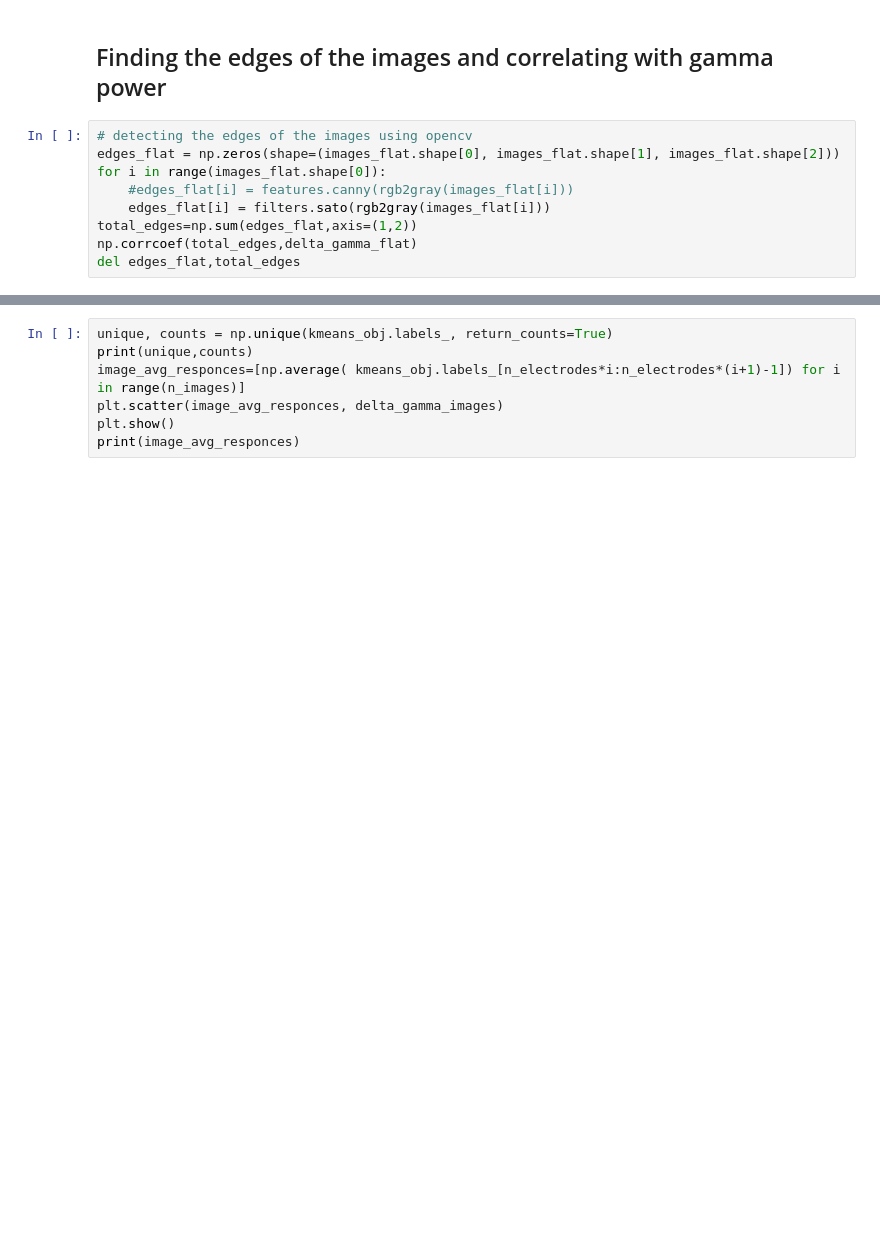
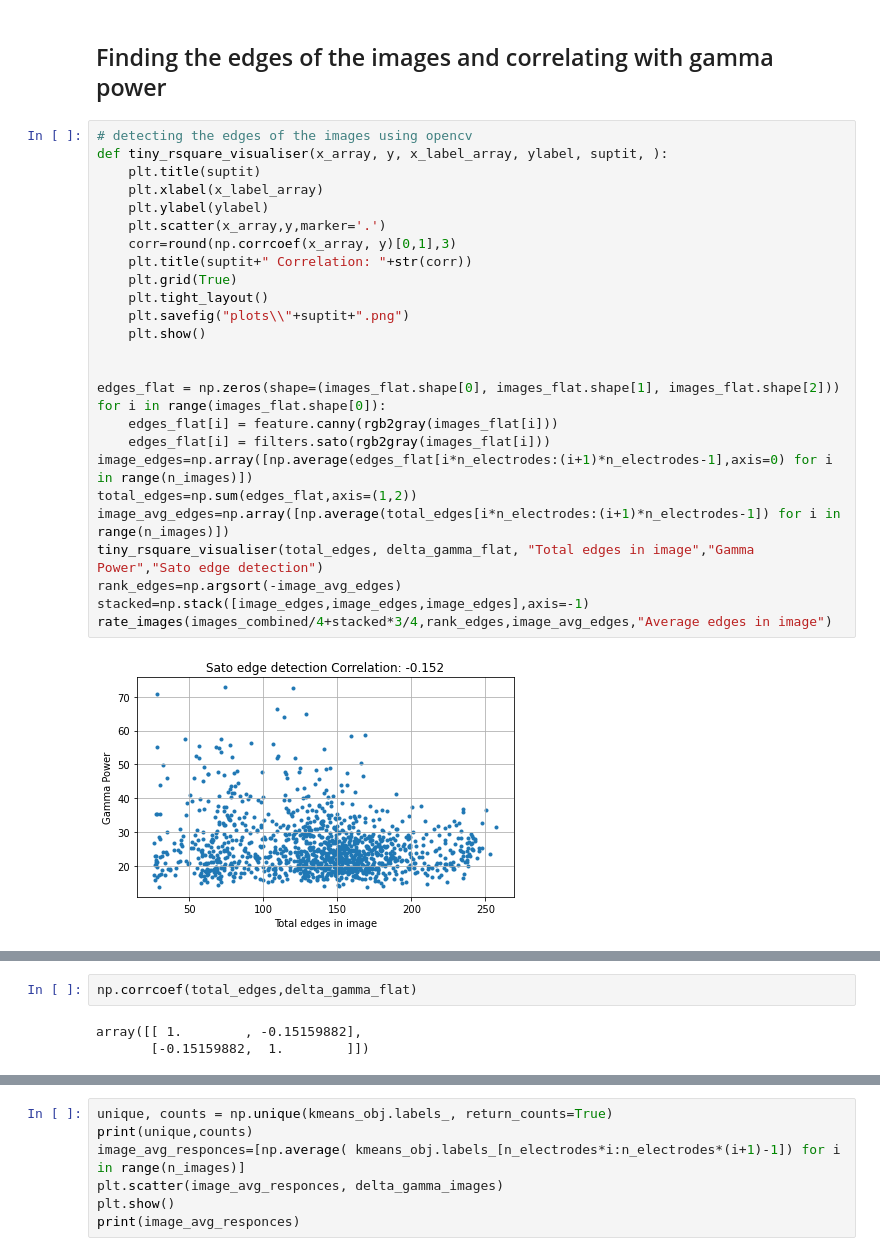
Before and after one commit to Sudhanshu-Sb2002/natural_images_summer_project, a Jupyter notebook: Python_code_Project/visualise.ipynb, the cells around one changed output, grey strips where cells are left out. Cells and saved outputs as stored; diff of their text form; blank space fills up the shorter version.

```diff
--- a/Python_code_Project/visualise.ipynb
+++ b/Python_code_Project/visualise.ipynb
@@ -149,10 +150,29 @@ del RGB_std,R_std,G_std,B_std
 ## Finding the edges of the images and correlating with gamma power
 # %%
 # detecting the edges of the images using opencv
+def tiny_rsquare_visualiser(x_array, y, x_label_array, ylabel, suptit, ):
+    plt.title(suptit)
+    plt.xlabel(x_label_array)
+    plt.ylabel(ylabel)
+    plt.scatter(x_array,y,marker='.')
+    corr=round(np.corrcoef(x_array, y)[0,1],3)
+    plt.title(suptit+" Correlation: "+str(corr))
+    plt.grid(True)
+    plt.tight_layout()
+    plt.savefig("plots\\"+suptit+".png")
+    plt.show()
+
+
 edges_flat = np.zeros(shape=(images_flat.shape[0], images_flat.shape[1], images_flat.shape[2]))
 for i in range(images_flat.shape[0]):
-    #edges_flat[i] = features.canny(rgb2gray(images_flat[i]))
+    edges_flat[i] = feature.canny(rgb2gray(images_flat[i]))
     edges_flat[i] = filters.sato(rgb2gray(images_flat[i]))
+image_edges=np.array([np.average(edges_flat[i*n_electrodes:(i+1)*n_electrodes-1],axis=0) for i in range(n_images)])
 total_edges=np.sum(edges_flat,axis=(1,2))
-np.corrcoef(total_edges,delta_gamma_flat)
-del edges_flat,total_edges
+image_avg_edges=np.array([np.average(total_edges[i*n_electrodes:(i+1)*n_electrodes-1]) for i in range(n_images)])
+tiny_rsquare_visualiser(total_edges, delta_gamma_flat, "Total edges in image","Gamma Power","Sato edge detection")
+rank_edges=np.argsort(-image_avg_edges)
+stacked=np.stack([image_edges,image_edges,image_edges],axis=-1)
+rate_images(images_combined/4+stacked*3/4,rank_edges,image_avg_edges,"Average edges in image")
+# %% [output]
+[figure, added]
@@ -159,3 +196,8 @@ del edges_flat,total_edges
+# %%
+np.corrcoef(total_edges,delta_gamma_flat)
+# %% [output]
+array([[ 1.        , -0.15159882],
+       [-0.15159882,  1.        ]])
 # %%
 def cluster_grapher(k_vals, score_vals, name):
     # here we graph the scores for different values of k
```
Also changed, not shown: parts of 5 cells of this notebook, 5 other files.
